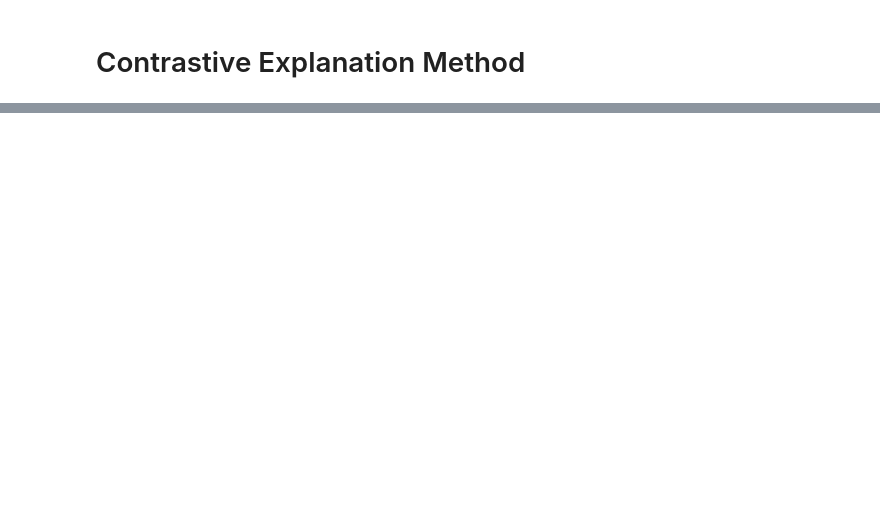
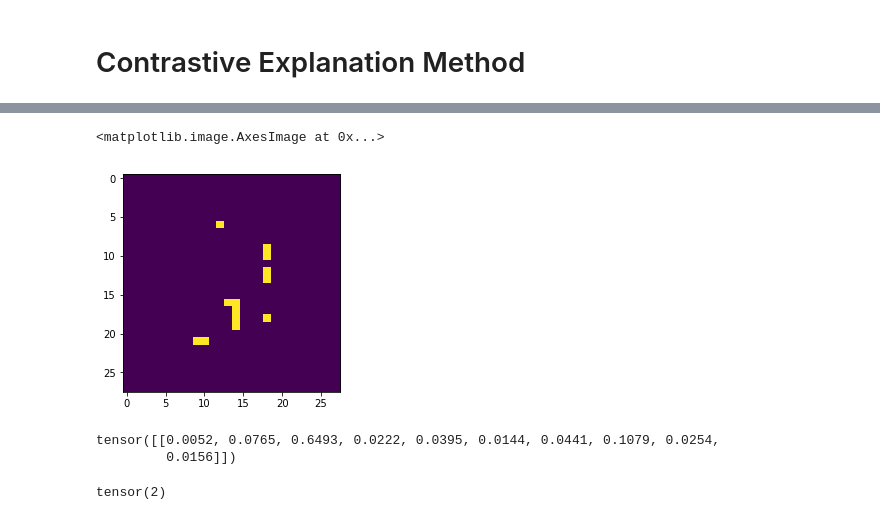
Before and after one commit to davidvos/contrastive-explanation-method, a Jupyter notebook: main.ipynb, the cells around one changed output, grey strips where cells are left out. Cells and saved outputs as stored; diff of their text form; code cells hidden in the pictures; blank space fills up the shorter version.

```diff
--- a/main.ipynb
+++ b/main.ipynb
@@ -83,2 +122,14 @@ plt.imshow(image.squeeze())
 # %%
-plt.imshow(CEM.prev_deltas[-1].view(28,28))
+plt.imshow(CEM.best_delta.view(28,28) - image.squeeze())
+# %% [output]
+<matplotlib.image.AxesImage at 0x...>
+[figure, added]
+# %%
+cnn(CEM.best_delta.view(1,28,28) - image.squeeze()).detach()
+# %% [output]
+tensor([[0.0052, 0.0765, 0.6493, 0.0222, 0.0395, 0.0144, 0.0441, 0.1079, 0.0254,
+         0.0156]])
+# %%
+np.argmax(cnn(image.squeeze(-1)).detach())
+# %% [output]
+tensor(2)
```
Also changed, not shown: parts of 5 cells of this notebook, 2 other files.
